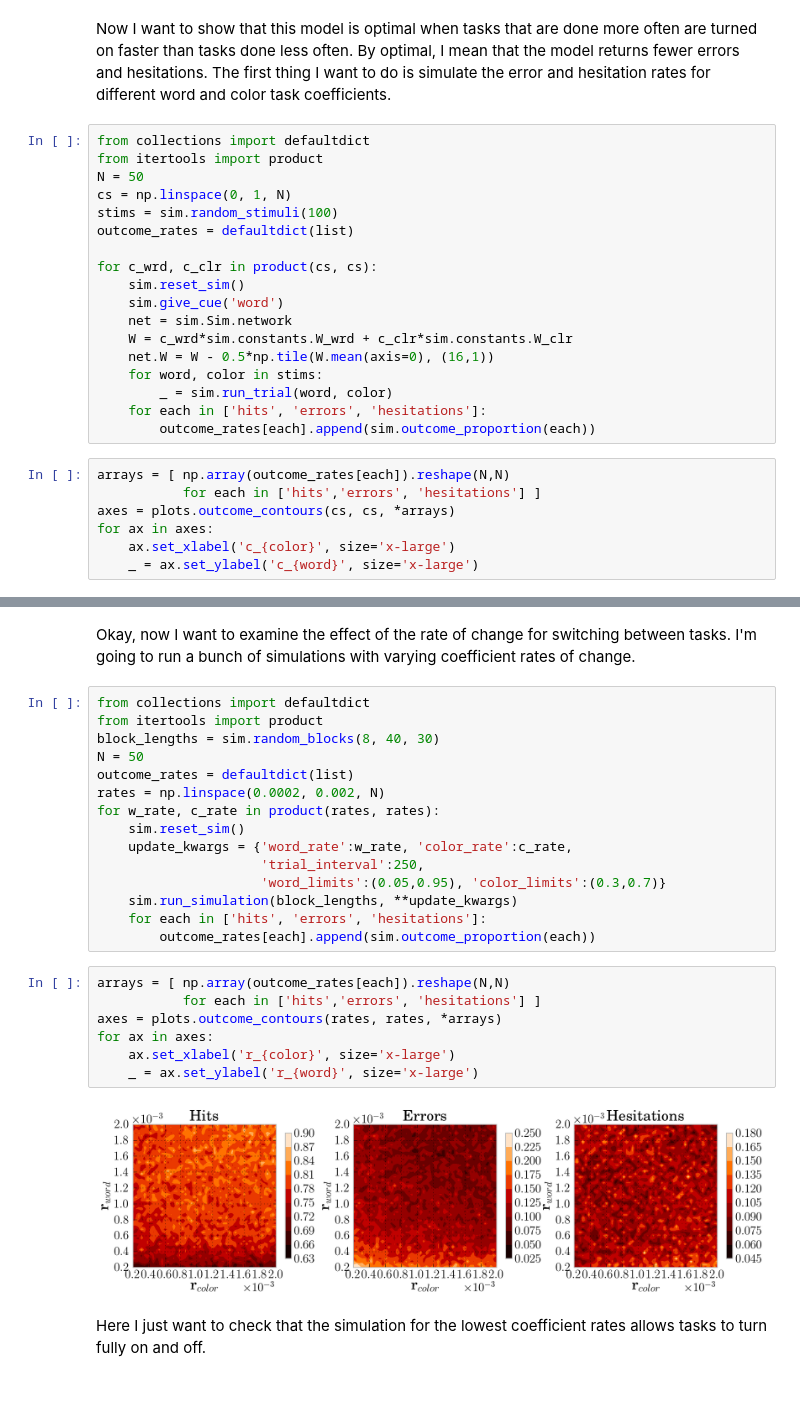
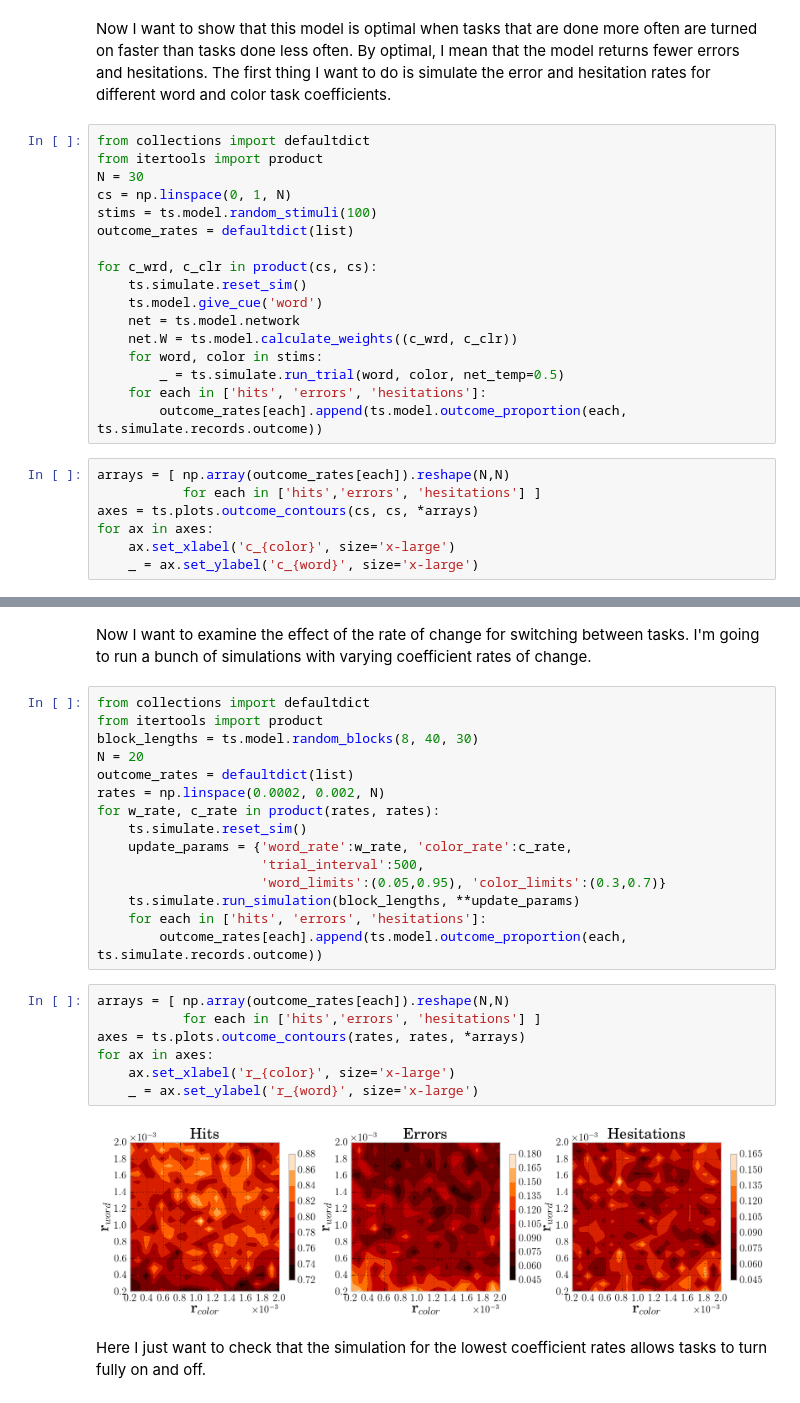
Before and after one commit to mcleonard/task_switch, a Jupyter notebook: Task switching simulation.ipynb, the cells around one changed output, grey strips where cells are left out. Cells and saved outputs as stored; diff of their text form.

```diff
--- a/Task switching simulation.ipynb
+++ b/Task switching simulation.ipynb
@@ -182,25 +187,24 @@ Now I want to show that this model is optimal when tasks that are done more ofte
 # %%
 from collections import defaultdict
 from itertools import product
-N = 50
+N = 30
 cs = np.linspace(0, 1, N)
-stims = sim.random_stimuli(100)
+stims = ts.model.random_stimuli(100)
 outcome_rates = defaultdict(list)
 
 for c_wrd, c_clr in product(cs, cs):
-    sim.reset_sim()
-    sim.give_cue('word')
-    net = sim.Sim.network
-    W = c_wrd*sim.constants.W_wrd + c_clr*sim.constants.W_clr
-    net.W = W - 0.5*np.tile(W.mean(axis=0), (16,1))
+    ts.simulate.reset_sim()
+    ts.model.give_cue('word')
+    net = ts.model.network
+    net.W = ts.model.calculate_weights((c_wrd, c_clr))
     for word, color in stims:
-        _ = sim.run_trial(word, color)
+        _ = ts.simulate.run_trial(word, color, net_temp=0.5)
     for each in ['hits', 'errors', 'hesitations']:
-        outcome_rates[each].append(sim.outcome_proportion(each))
+        outcome_rates[each].append(ts.model.outcome_proportion(each, ts.simulate.records.outcome))
 # %%
 arrays = [ np.array(outcome_rates[each]).reshape(N,N)
            for each in ['hits','errors', 'hesitations'] ]
-axes = plots.outcome_contours(cs, cs, *arrays)
+axes = ts.plots.outcome_contours(cs, cs, *arrays)
 for ax in axes:
     ax.set_xlabel('c_{color}', size='x-large')
     _ = ax.set_ylabel('c_{word}', size='x-large')
@@ -209,29 +213,29 @@ for ax in axes:
 # %% [markdown]
-Okay, now I want to examine the effect of the rate of change for switching between tasks.  I'm going to run a bunch of simulations with varying coefficient rates of change.
+Now I want to examine the effect of the rate of change for switching between tasks.  I'm going to run a bunch of simulations with varying coefficient rates of change.
 # %%
 from collections import defaultdict
 from itertools import product
-block_lengths = sim.random_blocks(8, 40, 30)
-N = 50
+block_lengths = ts.model.random_blocks(8, 40, 30)
+N = 20
 outcome_rates = defaultdict(list)
 rates = np.linspace(0.0002, 0.002, N)
 for w_rate, c_rate in product(rates, rates):
-    sim.reset_sim()
-    update_kwargs = {'word_rate':w_rate, 'color_rate':c_rate,
-                     'trial_interval':250,
+    ts.simulate.reset_sim()
+    update_params = {'word_rate':w_rate, 'color_rate':c_rate,
+                     'trial_interval':500,
                      'word_limits':(0.05,0.95), 'color_limits':(0.3,0.7)}
-    sim.run_simulation(block_lengths, **update_kwargs)
+    ts.simulate.run_simulation(block_lengths, **update_params)
     for each in ['hits', 'errors', 'hesitations']:
-        outcome_rates[each].append(sim.outcome_proportion(each))
+        outcome_rates[each].append(ts.model.outcome_proportion(each, ts.simulate.records.outcome))
 # %%
 arrays = [ np.array(outcome_rates[each]).reshape(N,N)
            for each in ['hits','errors', 'hesitations'] ]
-axes = plots.outcome_contours(rates, rates, *arrays)
+axes = ts.plots.outcome_contours(rates, rates, *arrays)
 for ax in axes:
     ax.set_xlabel('r_{color}', size='x-large')
     _ = ax.set_ylabel('r_{word}', size='x-large')
 # %% [output]
-[figure, old version]
+[figure, new version]
 # %% [markdown]
 Here I just want to check that the simulation for the lowest coefficient rates allows tasks to turn fully on and off.
 # %%
```
Also changed, not shown: parts of 30 cells of this notebook, 6 other files.
